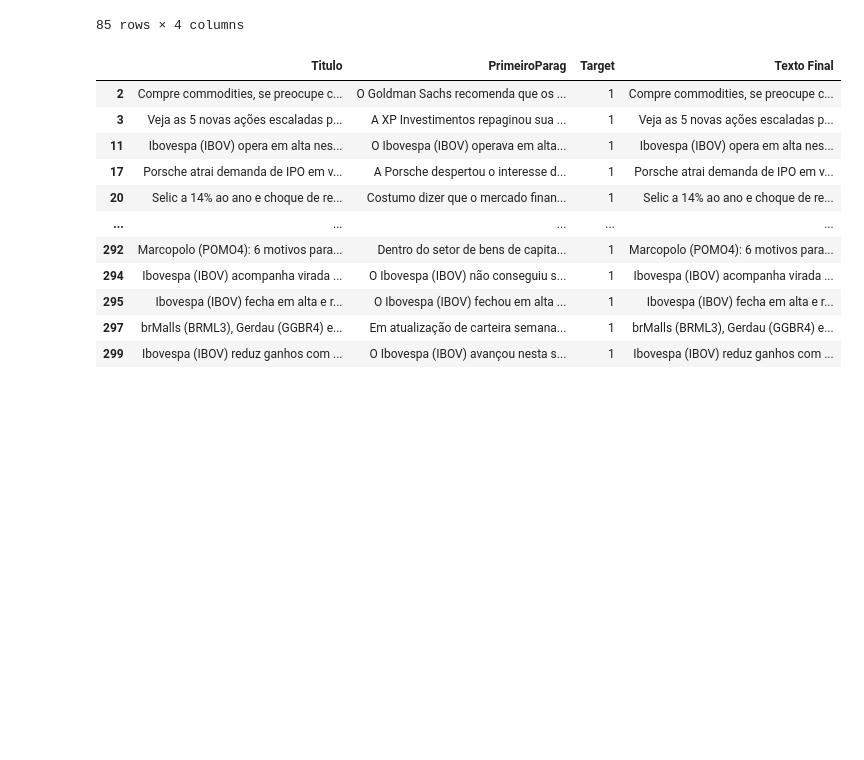
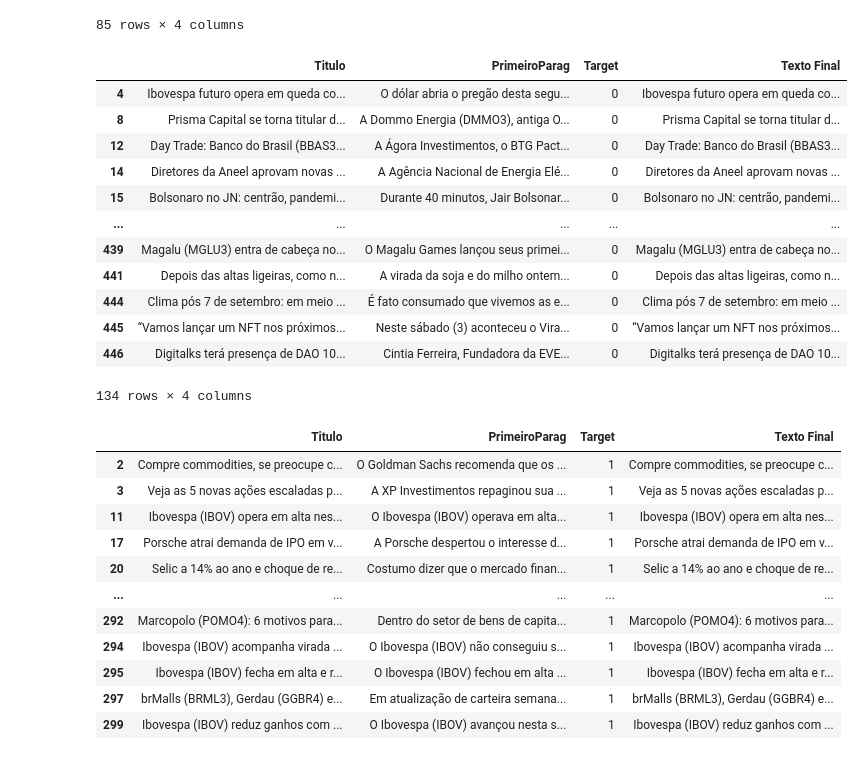
Before and after one commit to insper-classroom/22-2a-cd-p1-grupo_anandajgc, a Jupyter notebook: classificador.ipynb, the cells around one changed output. Drawn from its saved outputs; the diff is of its cells as text; code cells hidden in the pictures; blank space fills up the shorter version.

```diff
--- a/classificador.ipynb
+++ b/classificador.ipynb
@@ -117,6 +172,23 @@ test0
 | 293 | Ucrânia enfrentará inverno mais d... | A Ucrânia irá enfrentar o inverno... | 0 | Ucrânia enfrentará inverno mais d... |
 | 298 | TSE homologa candidatura de Bolso... | Na sessão de julgamentos desta te... | 0 | TSE homologa candidatura de Bolso... |
 85 rows × 4 columns
+# %%
+train0 = train.loc[train['Target'] == 0,:]
+train0
+# %% [output]
+|  | Titulo | PrimeiroParag | Target | Texto Final |
+| 4 | Ibovespa futuro opera em queda co... | O dólar abria o pregão desta segu... | 0 | Ibovespa futuro opera em queda co... |
+| 8 | Prisma Capital se torna titular d... | A Dommo Energia (DMMO3), antiga O... | 0 | Prisma Capital se torna titular d... |
+| 12 | Day Trade: Banco do Brasil (BBAS3... | A Ágora Investimentos, o BTG Pact... | 0 | Day Trade: Banco do Brasil (BBAS3... |
+| 14 | Diretores da Aneel aprovam novas ... | A Agência Nacional de Energia Elé... | 0 | Diretores da Aneel aprovam novas ... |
+| 15 | Bolsonaro no JN: centrão, pandemi... | Durante 40 minutos, Jair Bolsonar... | 0 | Bolsonaro no JN: centrão, pandemi... |
+| ... | ... | ... | ... | ... |
+| 439 | Magalu (MGLU3) entra de cabeça no... | O Magalu Games lançou seus primei... | 0 | Magalu (MGLU3) entra de cabeça no... |
+| 441 | Depois das altas ligeiras, como n... | A virada da soja e do milho ontem... | 0 | Depois das altas ligeiras, como n... |
+| 444 | Clima pós 7 de setembro: em meio ... | É fato consumado que vivemos as e... | 0 | Clima pós 7 de setembro: em meio ... |
+| 445 | “Vamos lançar um NFT nos próximos... | Neste sábado (3) aconteceu o Vira... | 0 | “Vamos lançar um NFT nos próximos... |
+| 446 | Digitalks terá presença de DAO 10... | Cintia Ferreira, Fundadora da EVE... | 0 | Digitalks terá presença de DAO 10... |
+134 rows × 4 columns
 # %%
 test1 = test.loc[test['Target'] == 1,:]
 test1
```
Also changed, not shown: parts of 26 cells of this notebook.
